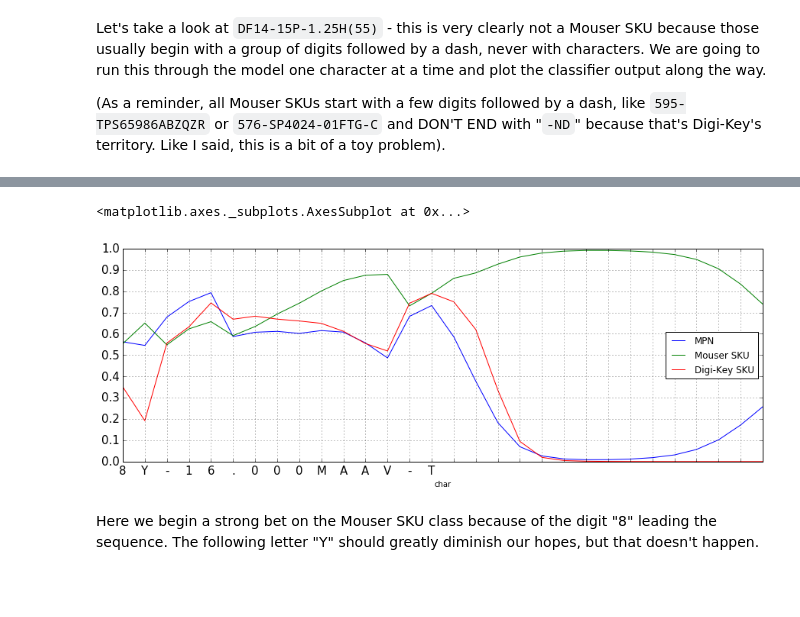
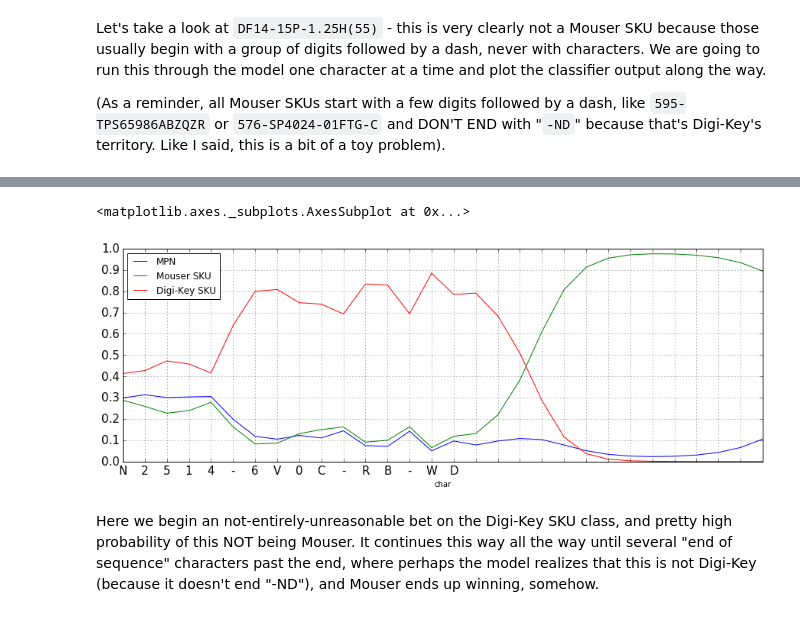
Before and after one commit to pcbng/parts-distributor-sku-classifier, a Jupyter notebook: parts-distributor-sku-classifier-part-2-explore.ipynb, the cells around one changed output, grey strips where cells are left out. Cells and saved outputs as stored; diff of their text form; code cells hidden in the pictures; blank space fills up the shorter version.

Commit message:
adjust model parameters and some results analysis

```diff
--- a/parts-distributor-sku-classifier-part-2-explore.ipynb
+++ b/parts-distributor-sku-classifier-part-2-explore.ipynb
@@ -159,10 +162,10 @@ The classifier starts off well with a healthy dose of pessimism. But then its co
-# %%
-char_by_char_classification_plot('8Y-16.000MAAV-T')
-# %% [output]
-<matplotlib.axes._subplots.AxesSubplot at 0x...>
-[figure, removed]
-# %% [markdown]
-Here we begin a strong bet on the Mouser SKU class because of the digit "8" leading the sequence. The following letter "Y" should greatly diminish our hopes, but that doesn't happen.
+# %%
+char_by_char_classification_plot('N2514-6V0C-RB-WD')
+# %% [output]
+<matplotlib.axes._subplots.AxesSubplot at 0x...>
+[figure, added]
+# %% [markdown]
+Here we begin an not-entirely-unreasonable bet on the Digi-Key SKU class, and pretty high probability of this NOT being Mouser. It continues this way all the way until several "end of sequence" characters past the end, where perhaps the model realizes that this is not Digi-Key (because it doesn't end "-ND"), and Mouser ends up winning, somehow.
 # %%
 char_by_char_classification_plot('NPA-700B-015A')
 # %% [output]
```
Also changed, not shown: parts of 16 cells of this notebook, 6 other files.
